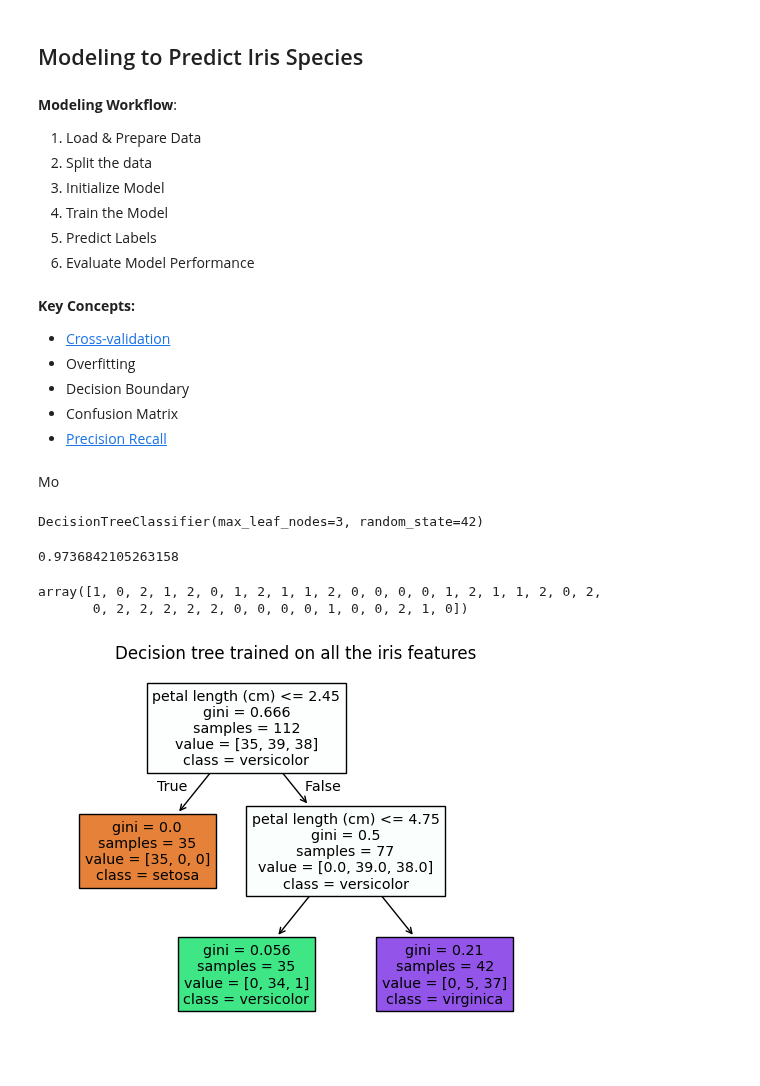
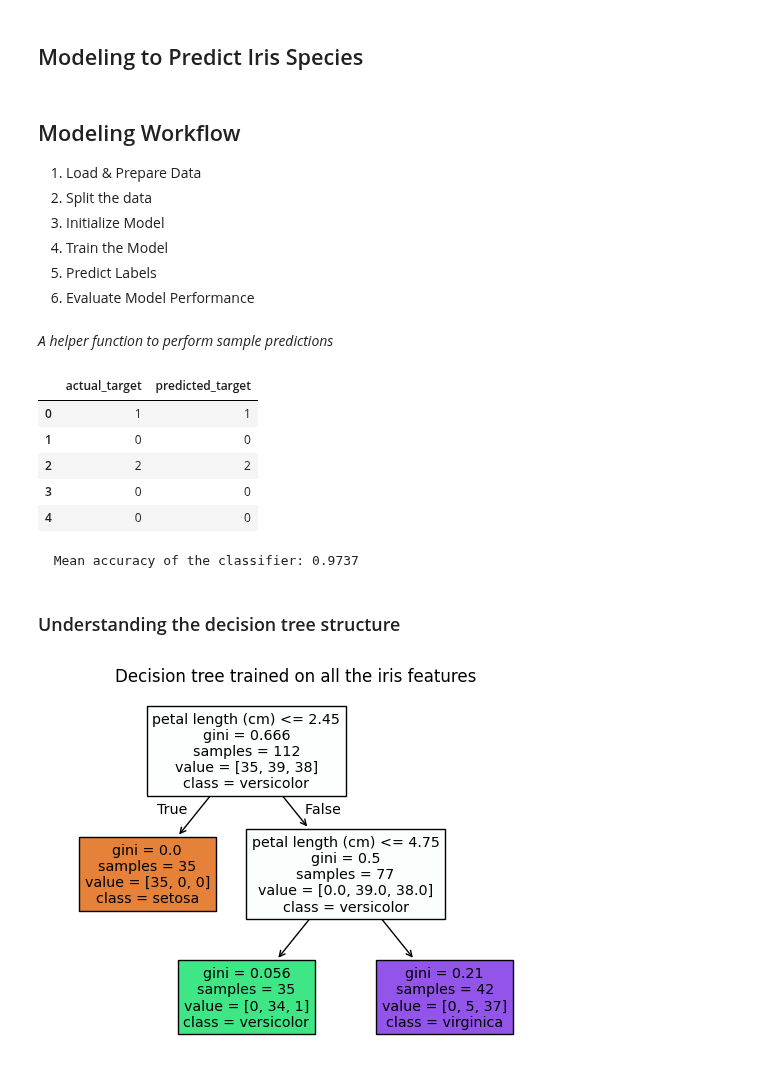
Before and after one commit to dataprogpy/code-samples, a Jupyter notebook: starter_files/06_modeling_workflow_with_sklearn.ipynb, the cells around one changed output. Cells and saved outputs as stored; diff of their text form; code cells hidden in the pictures.

```diff
--- a/starter_files/06_modeling_workflow_with_sklearn.ipynb
+++ b/starter_files/06_modeling_workflow_with_sklearn.ipynb
@@ -173,7 +157,7 @@ alt.Chart(df, width=500).transform_window(
 # %% [markdown]
 ## Modeling to Predict Iris Species
 # %% [markdown]
-**Modeling Workflow**:
+## Modeling Workflow
 
 1. Load & Prepare Data
 1. Split the data
@@ -181,34 +165,55 @@ alt.Chart(df, width=500).transform_window(
 1. Train the Model
 1. Predict Labels
 1. Evaluate Model Performance
-# %% [markdown]
-  **Key Concepts:**
-  - [Cross-validation](https://scikit-learn.org/stable/modules/cross_validation.html)
-  - Overfitting
-  - Decision Boundary
-  - Confusion Matrix
-  - [Precision Recall](https://scikit-learn.org/stable/auto_examples/model_selection/plot_precision_recall.html#)
-# %% [markdown]
-Mo
+# %% [markdown]
+_A helper function to perform sample predictions_
+# %%
+def sample_predictions(clf, X_test, y_test, count):
+  res = {
+    'actual_target': [],
+    'predicted_target': []
+  }
+  for _ in range(5):
+    obs = X_test.sample(n=1)
+    obs_index = obs.index[0]
+    res['actual_target'].append( int(y_test.loc[obs_index]))
+    pred = clf.predict(obs)
+    res['predicted_target'].append( int(pred[0]))
+  return pd.DataFrame(res)
 # %%
+# Load and prepare data
+iris = load_iris(as_frame=True)
 X = iris.data
 y = iris.target
+
+# Split the data
 X_train, X_test, y_train, y_test = train_test_split(X, y, random_state=42)
 
-clf = DecisionTreeClassifier(max_leaf_nodes=3, random_state=42)
+# Instantiate the model
+clf = tree.DecisionTreeClassifier(max_leaf_nodes=3, random_state=42)
+
+# Train the model
 clf.fit(X_train, y_train)
+
+# Predict labels
+preds = sample_predictions(clf, X_test, y_test, 5)
+display(preds)
+print(f"""
+
+  Mean accuracy of the classifier: {clf.score(X_test, y_test):.4f}
+
+""")
+# Evaluate model performance
 # %% [output]
+|  | actual_target | predicted_target |
+| 0 | 1 | 1 |
+| 1 | 0 | 0 |
+| 2 | 2 | 2 |
+| 3 | 0 | 0 |
+| 4 | 0 | 0 |
-DecisionTreeClassifier(max_leaf_nodes=3, random_state=42)
+  Mean accuracy of the classifier: 0.9737
-# %%
-clf.score(X_test, y_test)
-# %% [output]
-0.9736842105263158
-# %%
-y_pred = clf.predict(X_test)
-y_pred
-# %% [output]
-array([1, 0, 2, 1, 2, 0, 1, 2, 1, 1, 2, 0, 0, 0, 0, 1, 2, 1, 1, 2, 0, 2,
-       0, 2, 2, 2, 2, 2, 0, 0, 0, 0, 1, 0, 0, 2, 1, 0])
+# %% [markdown]
+### Understanding the decision tree structure
 # %%
 tree.plot_tree(clf, filled=True,feature_names=iris.feature_names, class_names=iris.target_names)
 plt.title("Decision tree trained on all the iris features")
```
Also changed, not shown: parts of 6 cells of this notebook.
